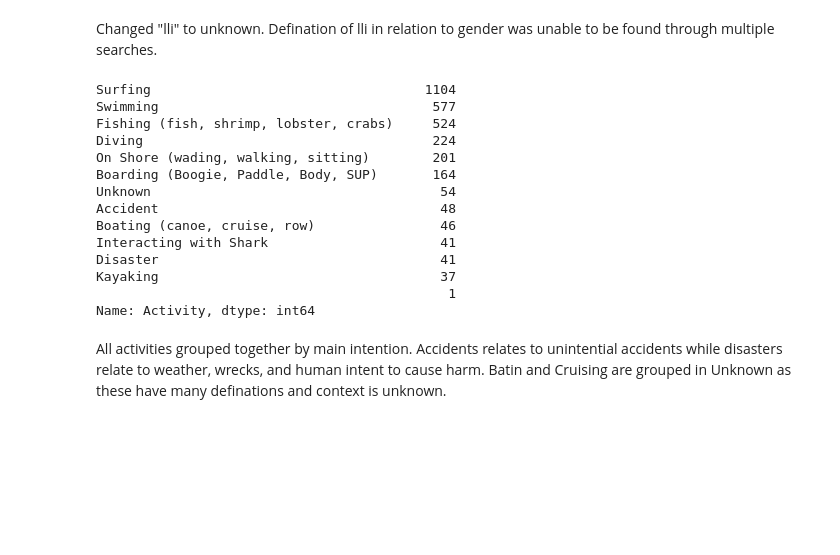
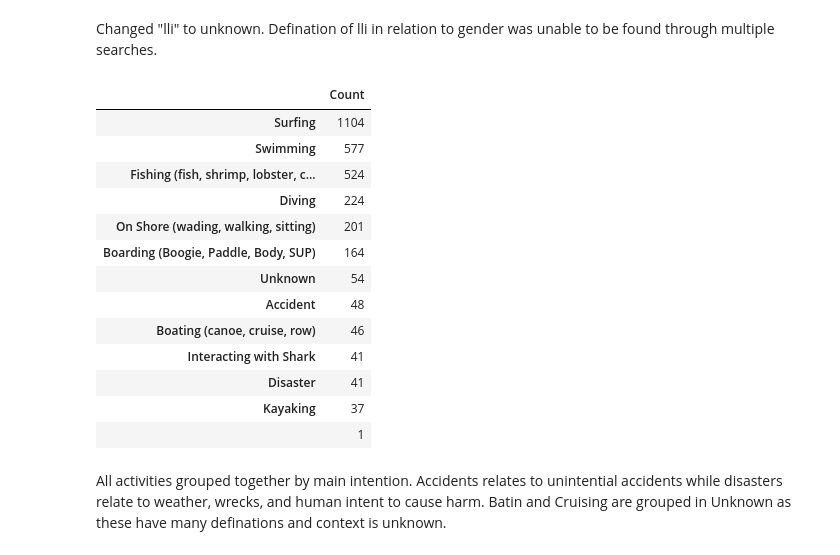
Before and after one commit to staceyj118/Shark-Attacks, a Jupyter notebook: Victims.ipynb, the cells around one changed output. Cells and saved outputs as stored; diff of their text form; code cells hidden in the pictures; blank space fills up the shorter version.

```diff
--- a/Victims.ipynb
+++ b/Victims.ipynb
@@ -219,47 +223,49 @@ victim_df.loc[victim_df['Activity'].str.contains('sardines', na =False,case=Fals
 victim_df.loc[victim_df['Activity'].str.contains('lobster', na =False,case=False), 'Activity'] = 'Fishing (fish, shrimp, lobster, crabs)'
 victim_df.loc[victim_df['Activity'].str.contains('bichiques', na =False,case=False), 'Activity'] = 'Fishing (fish, shrimp, lobster, crabs)'
 victim_df.loc[victim_df['Activity'].str.contains('catch', na =False,case=False), 'Activity'] = 'Fishing (fish, shrimp, lobster, crabs)'
 victim_df.loc[victim_df['Activity'].str.contains('casting', na =False,case=False), 'Activity'] = 'Fishing (fish, shrimp, lobster, crabs)'
 victim_df.loc[victim_df['Activity'].str.contains('fishing', na =False,case=False), 'Activity'] = 'Fishing (fish, shrimp, lobster, crabs)'
 
 victim_df.loc[victim_df['Activity'].str.contains('stand', na =False,case=False), 'Activity'] = 'On Shore (wading, walking, sitting)'
 victim_df.loc[victim_df['Activity'].str.contains('walk', na =False,case=False), 'Activity'] = 'On Shore (wading, walking, sitting)'
 victim_df.loc[victim_df['Activity'].str.contains('stam', na =False,case=False), 'Activity'] = 'On Shore (wading, walking, sitting)'
 victim_df.loc[victim_df['Activity'].str.contains('wash', na =False,case=False), 'Activity'] = 'On Shore (wading, walking, sitting)'
 victim_df.loc[victim_df['Activity'].str.contains('collect', na =False,case=False), 'Activity'] = 'On Shore (wading, walking, sitting)'
 victim_df.loc[victim_df['Activity'].str.contains('wading', na =False,case=False), 'Activity'] = 'On Shore (wading, walking, sitting)'
 victim_df.loc[victim_df['Activity'].str.contains('bath', na =False,case=False), 'Activity'] = 'On Shore (wading, walking, sitting)'
 victim_df.loc[victim_df['Activity'].str.contains('sit', na =False,case=False), 'Activity'] = 'On Shore (wading, walking, sitting)'
 victim_df.loc[victim_df['Activity'].str.contains('crouch', na =False,case=False), 'Activity'] = 'On Shore (wading, walking, sitting)'
 victim_df.loc[victim_df['Activity'].str.contains('crawl', na =False,case=False), 'Activity'] = 'On Shore (wading, walking, sitting)'
 victim_df.loc[victim_df['Activity'].str.contains('hiking', na =False,case=False), 'Activity'] = 'On Shore (wading, walking, sitting)'
 victim_df.loc[victim_df['Activity'].str.contains('watch', na =False,case=False), 'Activity'] = 'On Shore (wading, walking, sitting)'
 victim_df.loc[victim_df['Activity'].str.contains('exercis', na =False,case=False), 'Activity'] = 'On Shore (wading, walking, sitting)'
 victim_df.loc[victim_df['Activity'].str.contains('splash', na =False,case=False), 'Activity'] = 'On Shore (wading, walking, sitting)'
 victim_df.loc[victim_df['Activity'].str.contains('photo', na =False,case=False), 'Activity'] = 'On Shore (wading, walking, sitting)'
 victim_df.loc[victim_df['Activity'].str.contains('prone', na =False,case=False), 'Activity'] = 'On Shore (wading, walking, sitting)'
 victim_df.loc[victim_df['Activity'].str.contains('kneel', na =False,case=False), 'Activity'] = 'On Shore (wading, walking, sitting)'
 
 victim_df.loc[victim_df['Activity'].str.contains('Kakaying', na =False,case=False), 'Activity'] = 'Kayaking'
 
 victim_df.loc[victim_df['Activity'].str.contains('batin', na =False,case=False), 'Activity'] = 'Unknown'
 victim_df.loc[victim_df['Activity'].str.contains('cruising', na =False,case=False), 'Activity'] = 'Unknown'
 
-victim_df['Activity'].value_counts()
+activity_df=pd.DataFrame(victim_df['Activity'].value_counts())
+activity_df=activity_df.rename(columns={"Activity":"Count"})
+activity_df
 # %% [output]
-Surfing                                   1104
-Swimming                                   577
-Fishing (fish, shrimp, lobster, crabs)     524
-Diving                                     224
-On Shore (wading, walking, sitting)        201
-Boarding (Boogie, Paddle, Body, SUP)       164
-Unknown                                     54
-Accident                                    48
-Boating (canoe, cruise, row)                46
-Interacting with Shark                      41
-Disaster                                    41
-Kayaking                                    37
-                                             1
-Name: Activity, dtype: int64
+|  | Count |
+| Surfing | 1104 |
+| Swimming | 577 |
+| Fishing (fish, shrimp, lobster, c... | 524 |
+| Diving | 224 |
+| On Shore (wading, walking, sitting) | 201 |
+| Boarding (Boogie, Paddle, Body, SUP) | 164 |
+| Unknown | 54 |
+| Accident | 48 |
+| Boating (canoe, cruise, row) | 46 |
+| Interacting with Shark | 41 |
+| Disaster | 41 |
+| Kayaking | 37 |
+|  | 1 |
 # %% [markdown]
 All activities grouped together by main intention. Accidents relates to unintential accidents while disasters relate to weather, wrecks, and human intent to cause harm. Batin and Cruising are grouped in Unknown as these have many definations and context is unknown.
```
Also changed, not shown: parts of 9 cells of this notebook, 3 other files.
